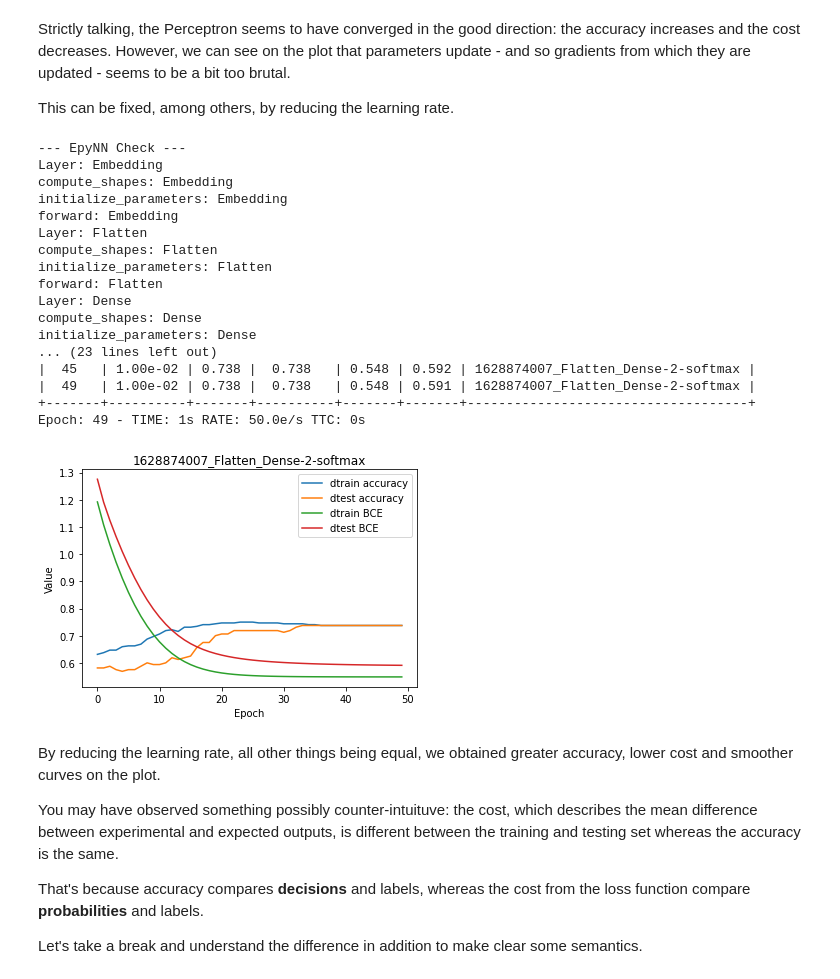
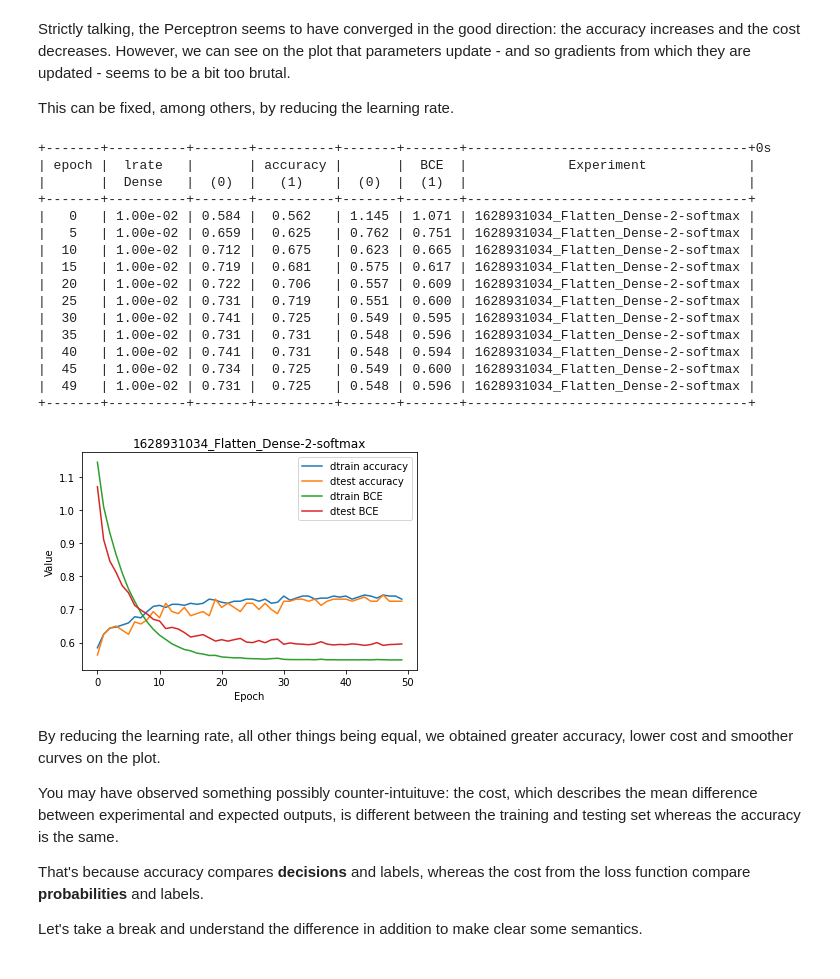
Before and after one commit to Synthaze/EpyNN, a Jupyter notebook: nnlive/dummy_string/train.ipynb, the cells around one changed output. Cells and saved outputs as stored; diff of their text form; code cells hidden in the pictures.

```diff
--- a/nnlive/dummy_string/train.ipynb
+++ b/nnlive/dummy_string/train.ipynb
@@ -199,30 +182,29 @@ This can be fixed, among others, by reducing the learning rate.
 # %%
 se_hPars['learning_rate'] = 0.01  # 10 times lower than defaults
 
-model.initialize(loss='BCE', seed=1, se_hPars=se_hPars.copy())
+model.initialize(loss='BCE', seed=1, se_hPars=se_hPars.copy(), end='\r')
 
 model.train(epochs=50, init_logs=False)
 
 model.plot(path=False)
 # %% [output]
---- EpyNN Check ---
-Layer: Embedding
-compute_shapes: Embedding
-initialize_parameters: Embedding
-forward: Embedding
-Layer: Flatten
-compute_shapes: Flatten
-initialize_parameters: Flatten
-forward: Flatten
-Layer: Dense
-compute_shapes: Dense
-initialize_parameters: Dense
-... (23 lines left out)
-|  45   | 1.00e-02 | 0.738 |  0.738   | 0.548 | 0.592 | 1628874007_Flatten_Dense-2-softmax |
-|  49   | 1.00e-02 | 0.738 |  0.738   | 0.548 | 0.591 | 1628874007_Flatten_Dense-2-softmax |
++-------+----------+-------+----------+-------+-------+------------------------------------+0s
+| epoch |  lrate   |       | accuracy |       |  BCE  |             Experiment             |
+|       |  Dense   |  (0)  |   (1)    |  (0)  |  (1)  |                                    |
 +-------+----------+-------+----------+-------+-------+------------------------------------+
-Epoch: 49 - TIME: 1s RATE: 50.0e/s TTC: 0s
+|   0   | 1.00e-02 | 0.584 |  0.562   | 1.145 | 1.071 | 1628931034_Flatten_Dense-2-softmax |
+|   5   | 1.00e-02 | 0.659 |  0.625   | 0.762 | 0.751 | 1628931034_Flatten_Dense-2-softmax |
+|  10   | 1.00e-02 | 0.712 |  0.675   | 0.623 | 0.665 | 1628931034_Flatten_Dense-2-softmax |
+|  15   | 1.00e-02 | 0.719 |  0.681   | 0.575 | 0.617 | 1628931034_Flatten_Dense-2-softmax |
+|  20   | 1.00e-02 | 0.722 |  0.706   | 0.557 | 0.609 | 1628931034_Flatten_Dense-2-softmax |
+|  25   | 1.00e-02 | 0.731 |  0.719   | 0.551 | 0.600 | 1628931034_Flatten_Dense-2-softmax |
+|  30   | 1.00e-02 | 0.741 |  0.725   | 0.549 | 0.595 | 1628931034_Flatten_Dense-2-softmax |
+|  35   | 1.00e-02 | 0.731 |  0.731   | 0.548 | 0.596 | 1628931034_Flatten_Dense-2-softmax |
+|  40   | 1.00e-02 | 0.741 |  0.731   | 0.548 | 0.594 | 1628931034_Flatten_Dense-2-softmax |
+|  45   | 1.00e-02 | 0.734 |  0.725   | 0.549 | 0.600 | 1628931034_Flatten_Dense-2-softmax |
+|  49   | 1.00e-02 | 0.731 |  0.725   | 0.548 | 0.596 | 1628931034_Flatten_Dense-2-softmax |
++-------+----------+-------+----------+-------+-------+------------------------------------+
-[figure, old version]
+[figure, new version]
 # %% [markdown]
 By reducing the learning rate, all other things being equal, we obtained greater accuracy, lower cost and smoother curves on the plot.
 
```
Also changed, not shown: parts of 20 cells of this notebook, 26 other files.
